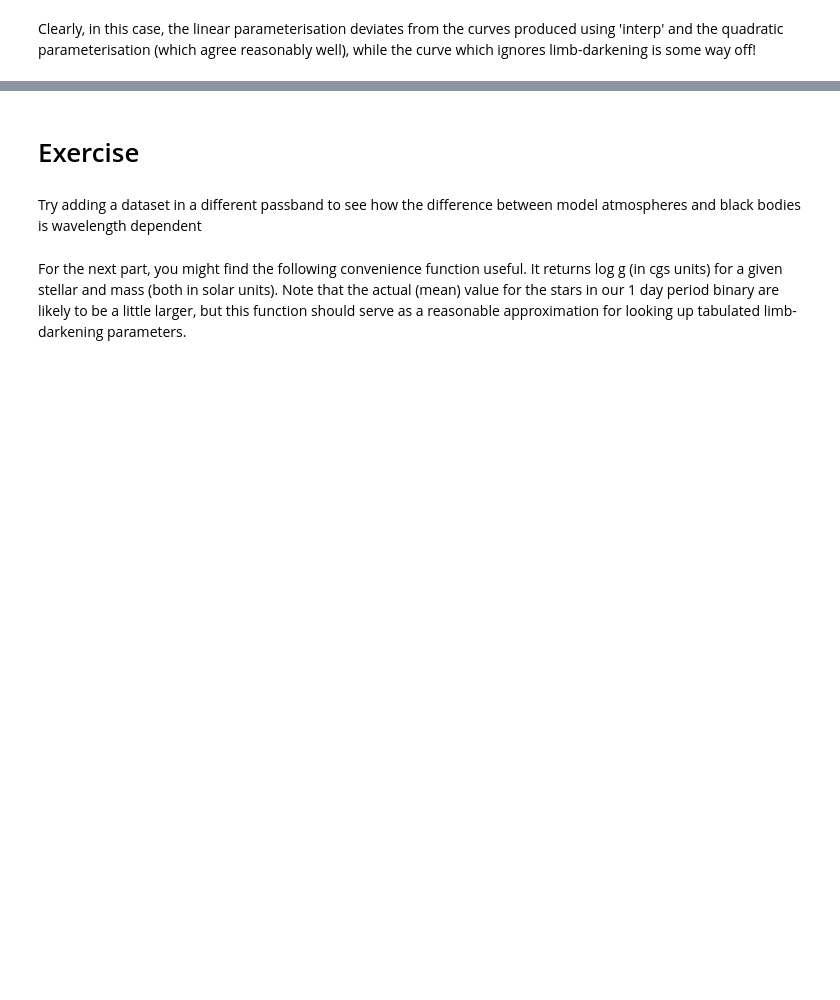
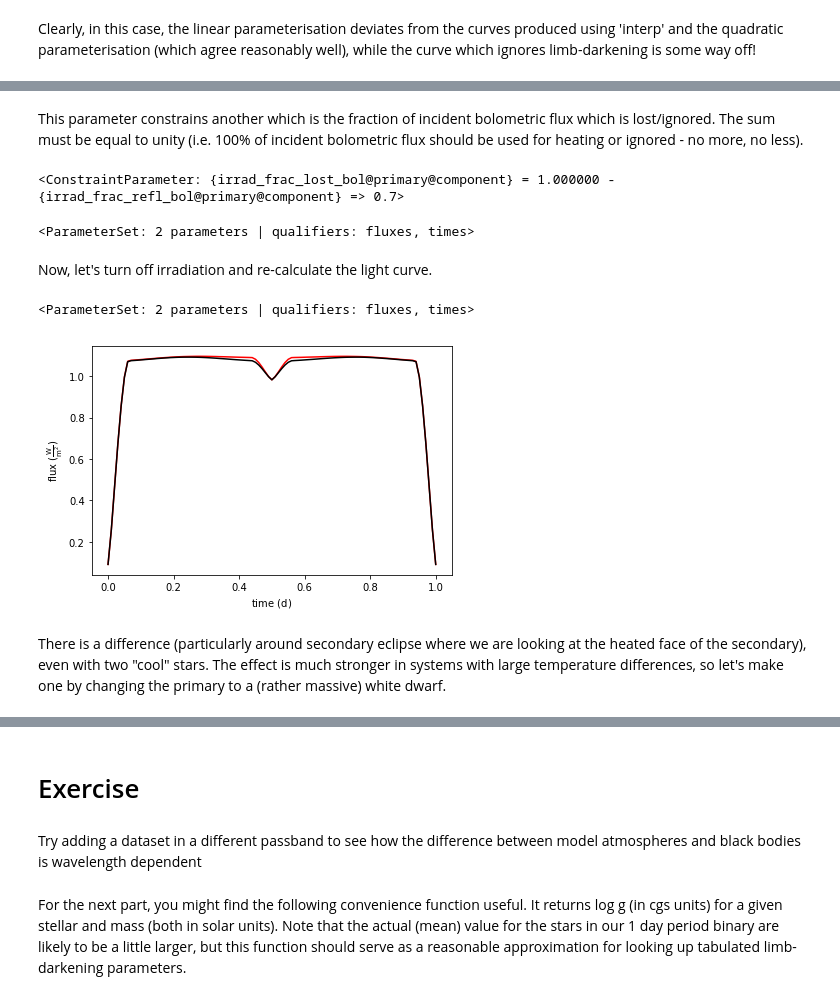
Before and after one commit to phoebe-project/phoebe2-workshop, a Jupyter notebook: atm_ld_tutorial.ipynb, the cells around one changed output, grey strips where cells are left out. Cells and saved outputs as stored; diff of their text form; code cells hidden in the pictures; blank space fills up the shorter version.

```diff
--- a/atm_ld_tutorial.ipynb
+++ b/atm_ld_tutorial.ipynb
@@ -96,0 +113,2 @@ Clearly, in this case, the linear parameterisation deviates from the curves prod
+# %%
+b['irrad_method@compute']='wilson'
@@ -96,0 +117,27 @@ Clearly, in this case, the linear parameterisation deviates from the curves prod
+# %%
+b['irrad_frac_refl_bol@primary']=0.3
+b['irrad_frac_refl_bol@secondary']=0.7
+# %% [markdown]
+This parameter constrains another which is the fraction of incident bolometric flux which is lost/ignored.  The sum must be equal to unity (i.e. 100% of incident bolometric flux should be used for heating or ignored - no more, no less).
+# %%
+b['irrad_frac_lost_bol@primary@constraint']
+# %% [output]
+<ConstraintParameter: {irrad_frac_lost_bol@primary@component} = 1.000000 - {irrad_frac_refl_bol@primary@component} => 0.7>
+# %%
+b.run_compute(model='wilson')
+# %% [output]
+<ParameterSet: 2 parameters | qualifiers: fluxes, times>
+# %% [markdown]
+Now, let's turn off irradiation and re-calculate the light curve.
+# %%
+b['irrad_method@compute']='none'
+b.run_compute(model='noIrrad')
+# %% [output]
+<ParameterSet: 2 parameters | qualifiers: fluxes, times>
+# %%
+axs, artists = b.plot(model='wilson',color='r')
+axs, artists = b.plot(model='noIrrad',color='k')
+# %% [output]
+[figure, added]
+# %% [markdown]
+There is a difference (particularly around secondary eclipse where we are looking at the heated face of the secondary), even with two "cool" stars.  The effect is much stronger in systems with large temperature differences, so let's make one by changing the primary to a (rather massive) white dwarf.
```
Also changed, not shown: parts of 16 cells of this notebook.
